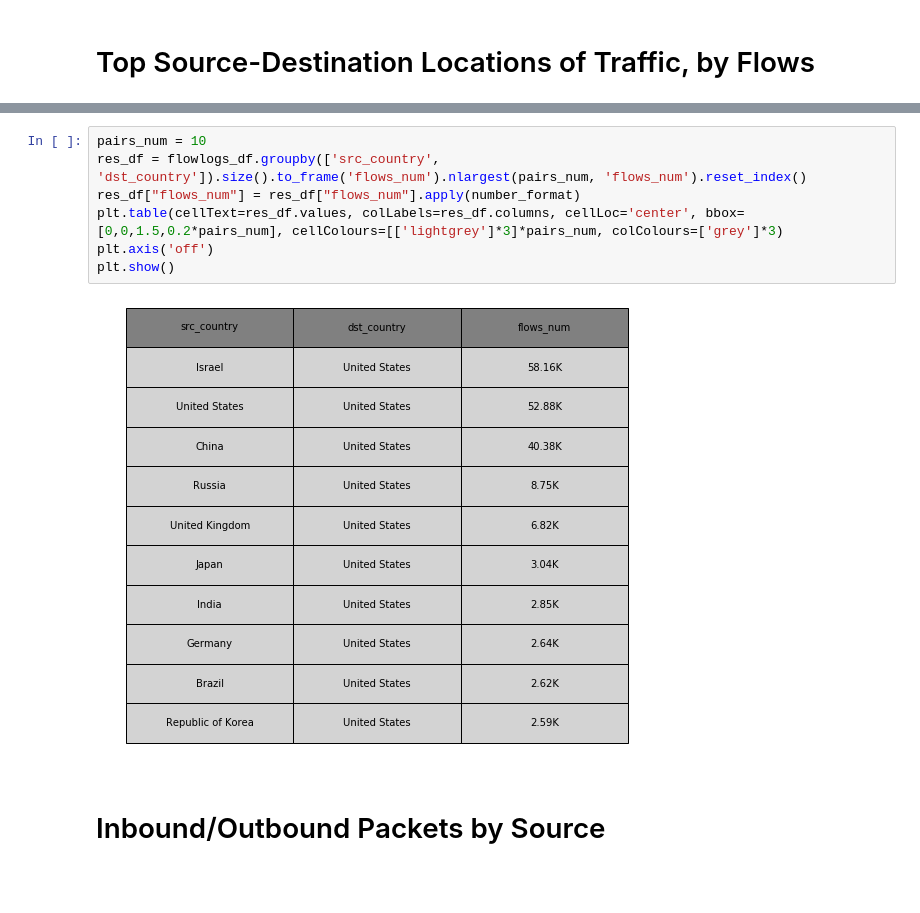
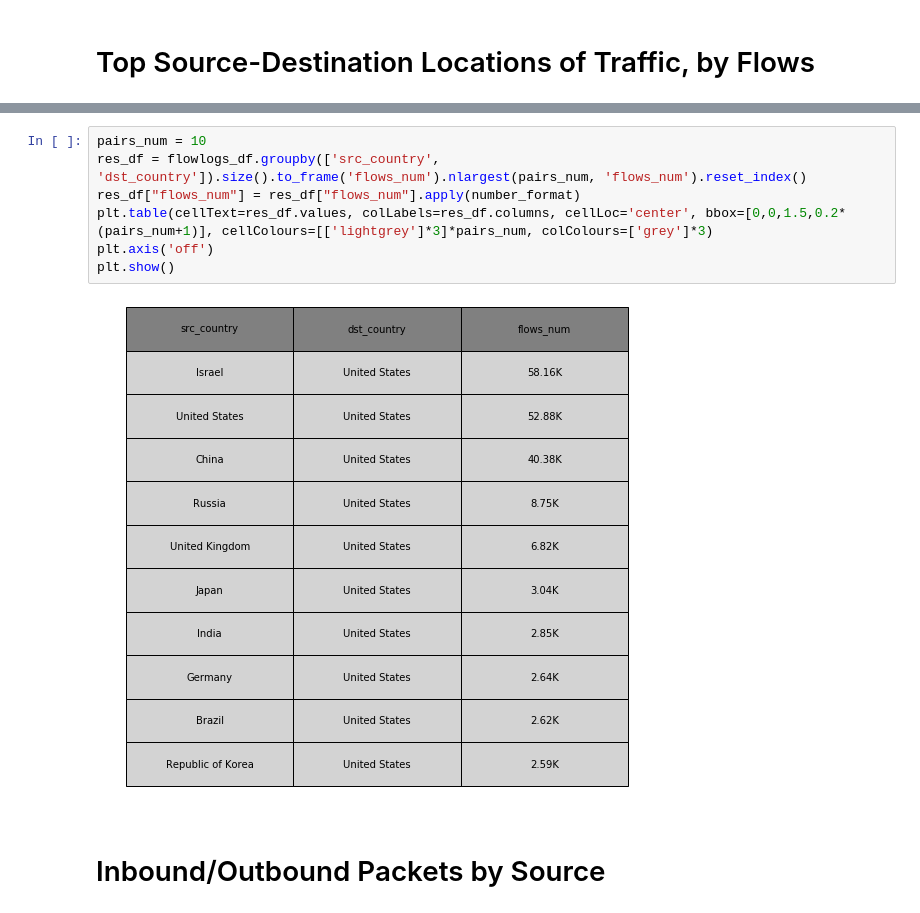
Before and after one commit to tomerlangeibm/Analytics, a Jupyter notebook: VPC Flow Logs Analytics.ipynb, the cells around one changed output, grey strips where cells are left out. Saved outputs shown, nothing was run; the diff lists cells and outputs as text; blank space fills up the shorter version.

```diff
--- a/VPC Flow Logs Analytics.ipynb
+++ b/VPC Flow Logs Analytics.ipynb
@@ -497,12 +508,12 @@ This might take a while, please wait...
 # %%
 pairs_num = 10
 res_df = flowlogs_df.groupby(['src_country', 'dst_country']).size().to_frame('flows_num').nlargest(pairs_num, 'flows_num').reset_index()
 res_df["flows_num"] = res_df["flows_num"].apply(number_format)
-plt.table(cellText=res_df.values, colLabels=res_df.columns, cellLoc='center', bbox=[0,0,1.5,0.2*pairs_num], cellColours=[['lightgrey']*3]*pairs_num, colColours=['grey']*3)
+plt.table(cellText=res_df.values, colLabels=res_df.columns, cellLoc='center', bbox=[0,0,1.5,0.2*(pairs_num+1)], cellColours=[['lightgrey']*3]*pairs_num, colColours=['grey']*3)
 plt.axis('off')
 plt.show()
 # %% [output]
-[figure, old version]
+[figure, new version]
 # %% [markdown]
 # Inbound/Outbound Packets by Source
 # %%
```
Also changed, not shown: parts of 12 cells of this notebook.
